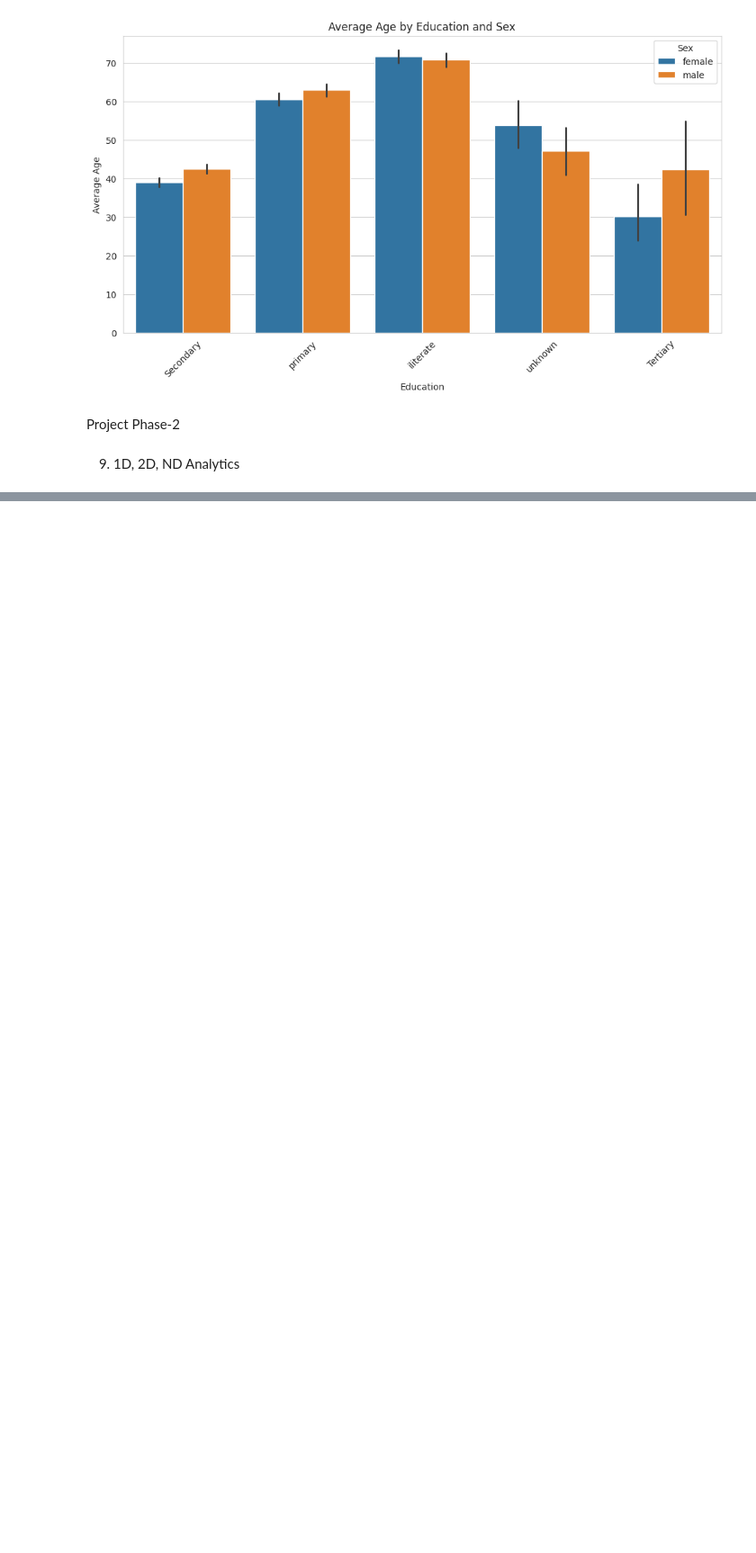
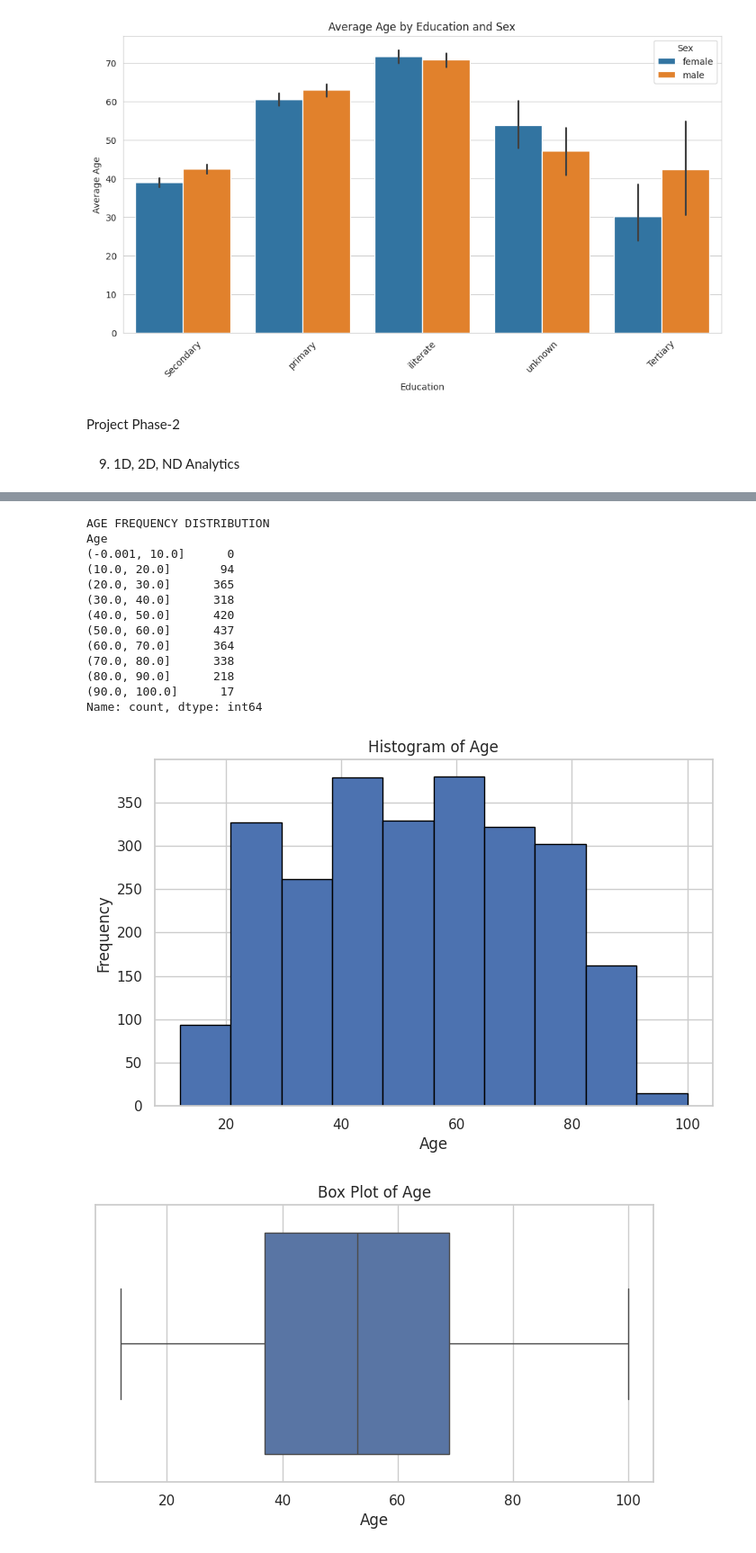
Before and after one commit to kyogeshsagar/K_YOGESH_SAGAR, a Jupyter notebook: EDA_Phase1.ipynb, the cells around one changed output, grey strips where cells are left out. Shown at 90% size. Cells and saved outputs as stored; diff of their text form; code cells hidden in the pictures; blank space fills up the shorter version.

```diff
--- a/EDA_Phase1.ipynb
+++ b/EDA_Phase1.ipynb
@@ -1393,0 +1521,54 @@ sns.set_theme(style="whitegrid")
+# %%
+# 5. NUMERICAL FREQUENCY DISTRIBUTION
+bins = [0,10,20,30,40,50,60,70,80,90,100]
+
+age_frequency = pd.cut(
+    df["Age"],
+    bins=bins,
+    include_lowest=True
+).value_counts().sort_index()
+
+print("\nAGE FREQUENCY DISTRIBUTION")
+print(age_frequency)
+
+
+# Histogram
+
+plt.figure(figsize=(8, 5))
+
+plt.hist(
+    df["Age"].dropna(),
+    bins=10,
+    edgecolor="black"
+)
+
+plt.title("Histogram of Age")
+plt.xlabel("Age")
+plt.ylabel("Frequency")
+plt.show()
+
+
+# Box Plot
+
+plt.figure(figsize=(8, 4))
+
+sns.boxplot(x=df["Age"])
+
+plt.title("Box Plot of Age")
+plt.show()
+# %% [output]
+AGE FREQUENCY DISTRIBUTION
+Age
+(-0.001, 10.0]      0
+(10.0, 20.0]       94
+(20.0, 30.0]      365
+(30.0, 40.0]      318
+(40.0, 50.0]      420
+(50.0, 60.0]      437
+(60.0, 70.0]      364
+(70.0, 80.0]      338
+(80.0, 90.0]      218
+(90.0, 100.0]      17
+Name: count, dtype: int64
+[figure, added]
+[figure, added]
```
Also changed, not shown: parts of 12 cells of this notebook.
